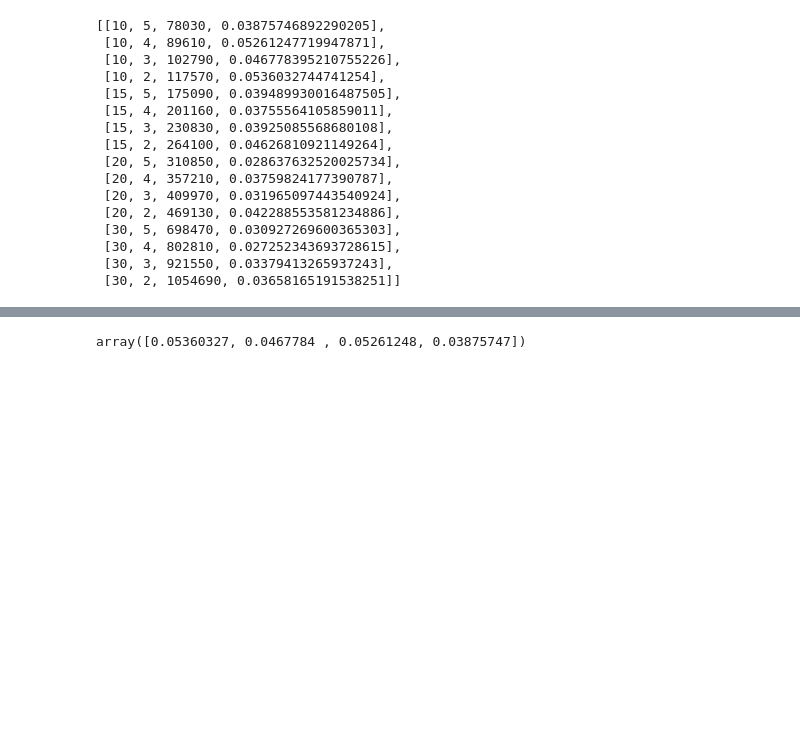
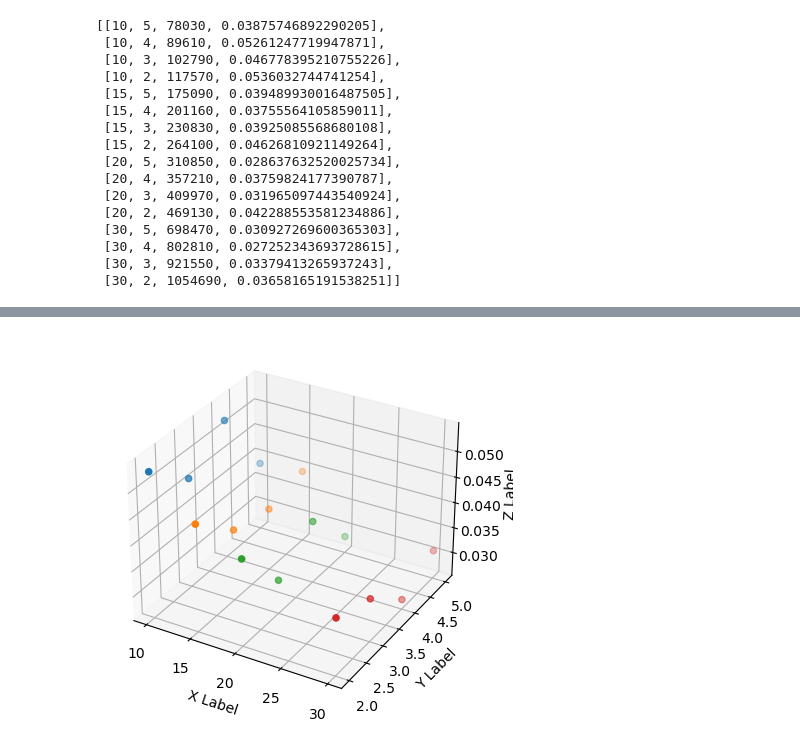
Before and after one commit to ashah01/Scaling-laws-framework, a Jupyter notebook: visualize.ipynb, the cells around one changed output, grey strips where cells are left out. Drawn from its saved outputs; the diff is of its cells as text; code cells hidden in the pictures; blank space fills up the shorter version.

```diff
--- a/visualize.ipynb
+++ b/visualize.ipynb
@@ -142,23 +100,19 @@ array([[[1.00000000e+01, 2.00000000e+00, 1.17570000e+05, 5.36032745e-02],
 # %%
 import matplotlib.pyplot as plt
 import numpy as np
 
 
 fig = plt.figure()
 ax = fig.add_subplot(projection='3d')
 
 run =  run.reshape(4, 4, 4)
-# For each set of style and range settings, plot n random points in the box
-# defined by x in [23, 32], y in [0, 100], z in [zlow, zhigh].
 for d in run:
-    ax.scatter(d[:, 0], d[: 1], d[:, 3])
+    ax.scatter(d[:, 0], d[:, 1], d[:, 3])
 
 ax.set_xlabel('X Label')
 ax.set_ylabel('Y Label')
 ax.set_zlabel('Z Label')
 
 plt.show()
+# %% [output]
+[figure, added]
-# %%
-run.reshape(4, 4, 4)[0][:, 3]
-# %% [output]
-array([0.05360327, 0.0467784 , 0.05261248, 0.03875747])
```
Also changed, not shown: parts of 3 cells of this notebook.
